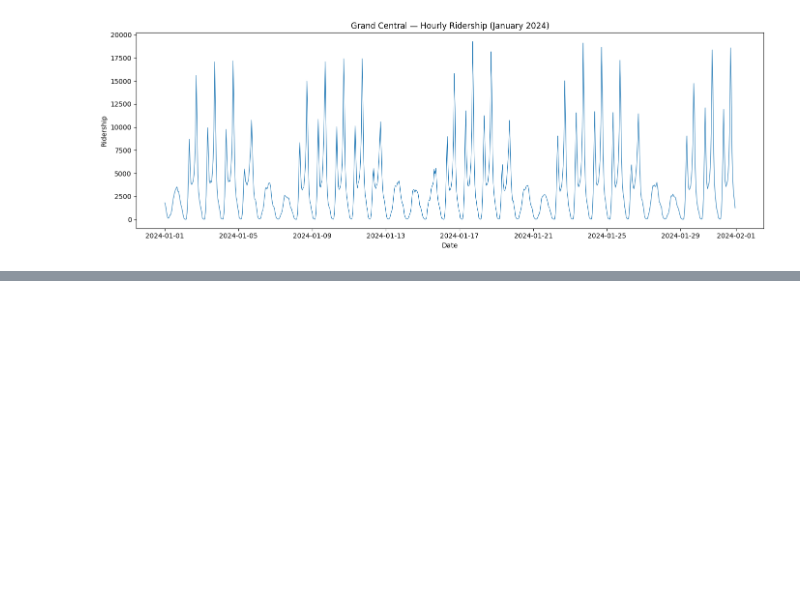
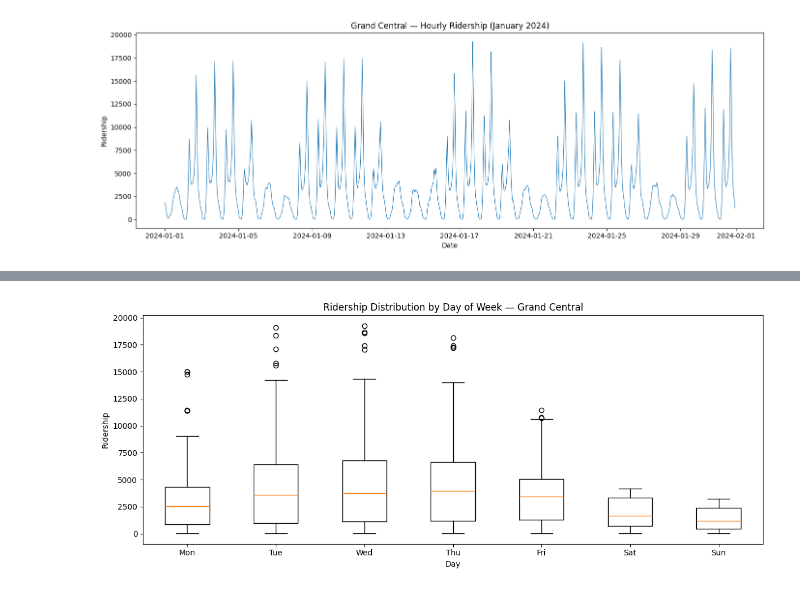
Before and after one commit to zhou-ray/mta-congestion, a Jupyter notebook: notebooks/exploration.ipynb, the cells around one changed output, grey strips where cells are left out. Cells and saved outputs as stored; diff of their text form; code cells hidden in the pictures; blank space fills up the shorter version.

```diff
--- a/notebooks/exploration.ipynb
+++ b/notebooks/exploration.ipynb
@@ -120,0 +176,13 @@ plt.show()
+# %%
+day_names = ['Mon', 'Tue', 'Wed', 'Thu', 'Fri', 'Sat', 'Sun']
+
+fig, ax = plt.subplots(figsize=(12, 5))
+data_by_day = [df[df['day_of_week'] == i]['ridership'].values for i in range(7)]
+ax.boxplot(data_by_day, labels=day_names)
+ax.set_title('Ridership Distribution by Day of Week — Grand Central')
+ax.set_xlabel('Day')
+ax.set_ylabel('Ridership')
+plt.tight_layout()
+plt.show()
+# %% [output]
+[figure, added]
```
Also changed, not shown: parts of 11 cells of this notebook, 4 other files.
